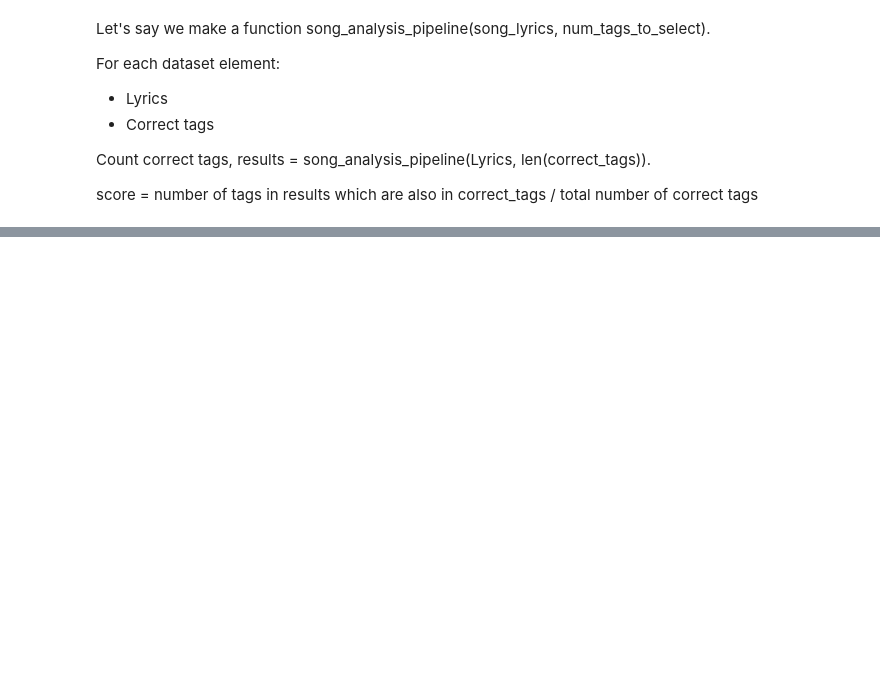
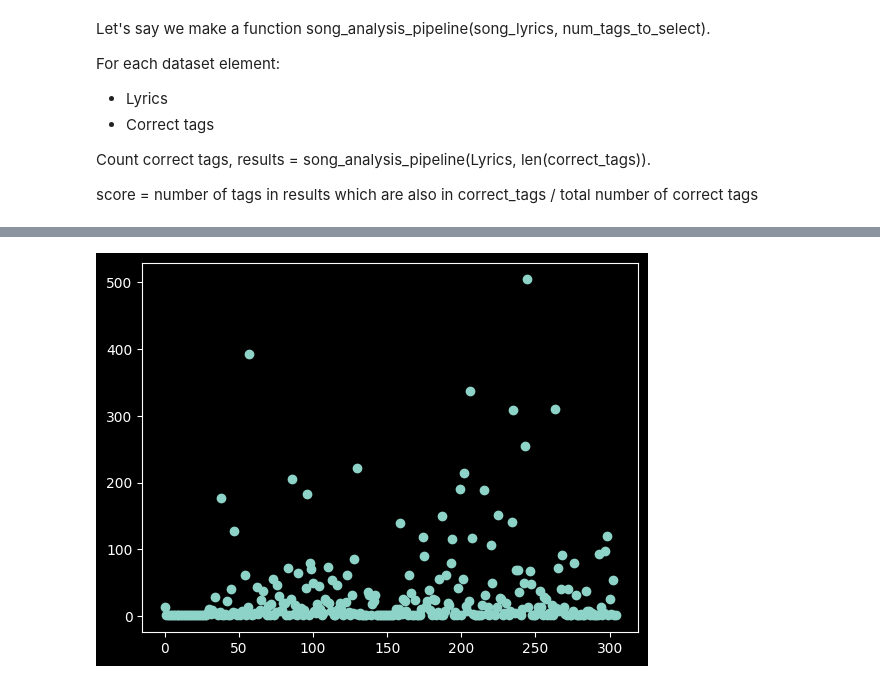
Before and after one commit to ECLAIR-Robotics/Song-Analysis, a Jupyter notebook: llm/distilgpt2-finetune-v2.ipynb, the cells around one changed output, grey strips where cells are left out. Drawn from its saved outputs; the diff is of its cells as text; code cells hidden in the pictures; blank space fills up the shorter version.

```diff
--- a/llm/distilgpt2-finetune-v2.ipynb
+++ b/llm/distilgpt2-finetune-v2.ipynb
@@ -295,6 +302,17 @@ A: iced, driving, energetic, gritty, energetic,
 BLACKLIST = [
     'ive',
     'ersatz',
+    'ery',
+    'e',
+    'no',
+    'ado',
+    'tri',
+    'ute',
+    'ric',
+    '"',
+    'ious',
+    'izzy',
+    'su'
 ]
 # %%
 PAD_TOKEN = tokenizer(tokenizer.pad_token)['input_ids'][0]
@@ -325,10 +343,10 @@ def tags_for_excerpt(tokens: list) -> str:
     return response_tags
 
 import numpy as np
-def format_tags(tags):
+def format_tags(tags, num):
     unique_tags, counts = np.unique(tags, return_counts=True)
     sorted_tags = unique_tags[np.argsort(counts)][::-1]
-    return list(sorted_tags[:3])
+    return list(sorted_tags[:num])
 
 def format_lyrics(lyrics):
     lyrics_lst = lyrics.split("\n")
@@ -346,24 +364,20 @@ def format_lyrics(lyrics):
             result2[i] += f" (x{result[i][1]})"
     return '\n'.join(result2)
 
-def gen_tags(lyrics: str) -> list[list[str]]:
+def gen_tags(lyrics: str, num_tags: int) -> list[list[str]]:
     lyrics = format_lyrics(lyrics)
     chunks = process_lyrics(lyrics)
     result = [tags_for_excerpt(i) for i in chunks]
 
     tags_array = flatten_array(result)
 
-    return format_tags(tags_array)
+    return format_tags(tags_array, num_tags)
 
-def lyrics_array(lyrics_arr):
-    return flatten_array(
-        list(
-            map(gen_tags, lyrics_arr)
-        )
-    )
+def process_user(lyrics_arr):
+    return format_tags(flatten_array(map(lambda i: gen_tags(i, 8), lyrics_arr)), 10)
 
 
-tags = lyrics_array([LYRICS])
+tags = process_user([LYRICS])
 tags
 #print(format_lyrics(LYRICS))
 # %% [output]
@@ -391,0 +412,3 @@ score = number of tags in results which are also in correct_tags / total number
+# %%
+evaluation = data.sample(1000)
+evaluation
@@ -391,0 +429,2 @@ score = number of tags in results which are also in correct_tags / total number
+# %%
+tags = evaluation['Lyric'].progress_apply(lambda i: gen_tags(i, 100))
@@ -391,0 +449,7 @@ score = number of tags in results which are also in correct_tags / total number
+# %%
+all_tags = np.concatenate(list(tags))
+unique_tags, counts = np.unique(all_tags, return_counts=True)
+plt.scatter(np.arange(counts.shape[0]), counts)
+plt.show()
+# %% [output]
+[figure, added]
```
Also changed, not shown: parts of 14 cells of this notebook, 1 other file.
